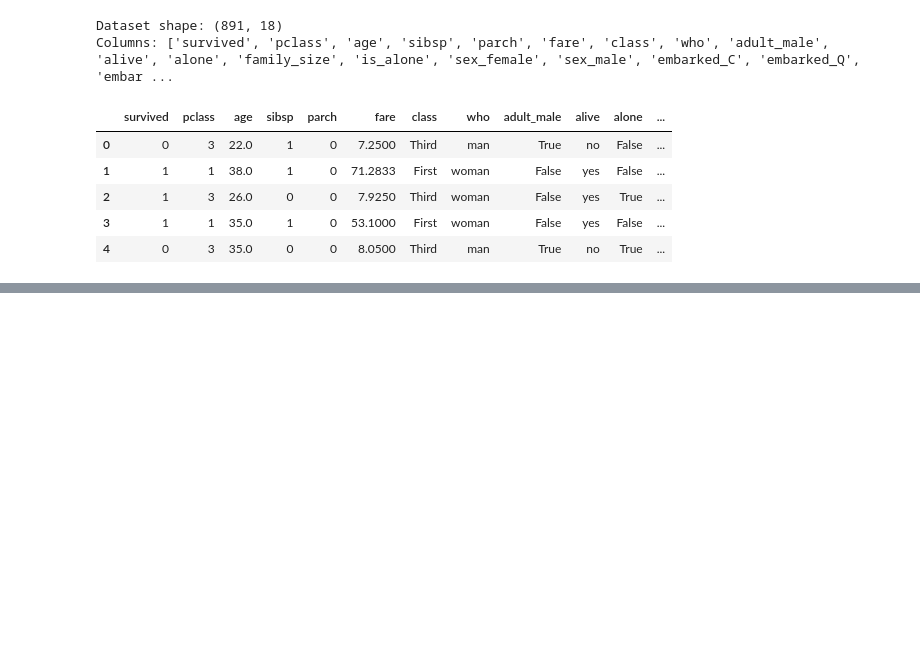
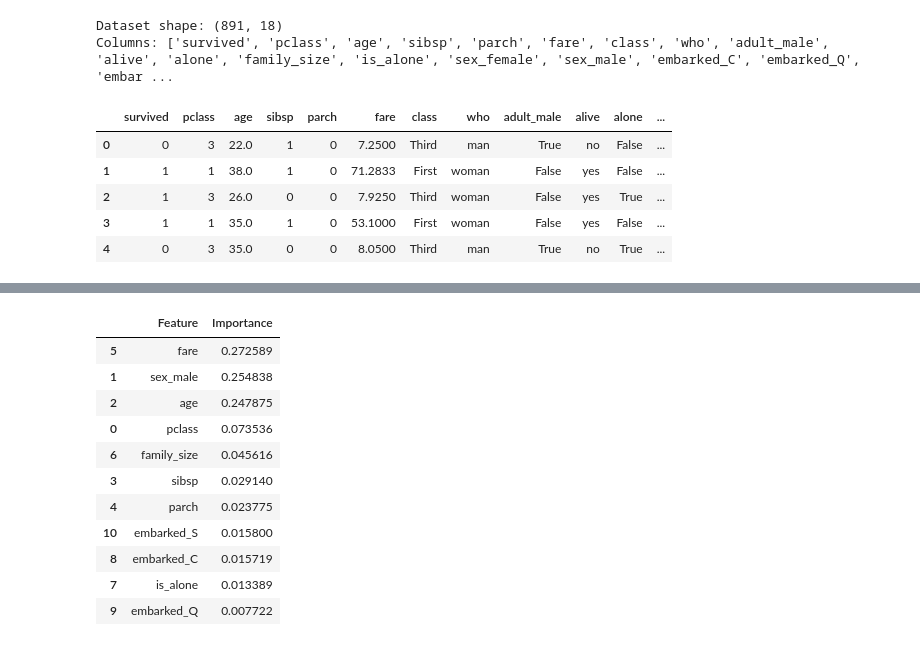
Before and after one commit to Nandhana9304/Titanic_Dataset_EDA, a Jupyter notebook: Titanic.ipynb, the cells around one changed output, grey strips where cells are left out. Saved outputs shown, nothing was run; the diff lists cells and outputs as text; code cells hidden in the pictures; blank space fills up the shorter version.

```diff
--- a/Titanic.ipynb
+++ b/Titanic.ipynb
@@ -425,0 +648,25 @@ files.download('data/titanic_clean.csv')
+# %%
+feature_importance = pd.DataFrame({
+    'Feature': X_train.columns,
+    'Importance': rf_model.feature_importances_
+})
+
+feature_importance = feature_importance.sort_values(
+    by='Importance',
+    ascending=False
+)
+
+display(feature_importance)
+# %% [output]
+|  | Feature | Importance |
+| 5 | fare | 0.272589 |
+| 1 | sex_male | 0.254838 |
+| 2 | age | 0.247875 |
+| 0 | pclass | 0.073536 |
+| 6 | family_size | 0.045616 |
+| 3 | sibsp | 0.029140 |
+| 4 | parch | 0.023775 |
+| 10 | embarked_S | 0.015800 |
+| 8 | embarked_C | 0.015719 |
+| 7 | is_alone | 0.013389 |
+| 9 | embarked_Q | 0.007722 |
```
Also changed, not shown: parts of 20 cells of this notebook.
